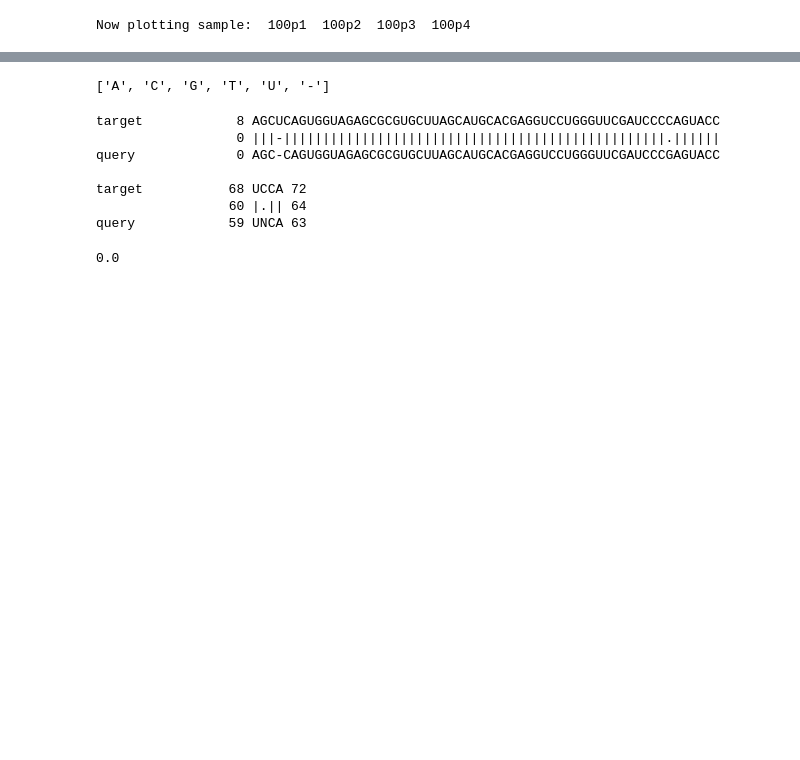
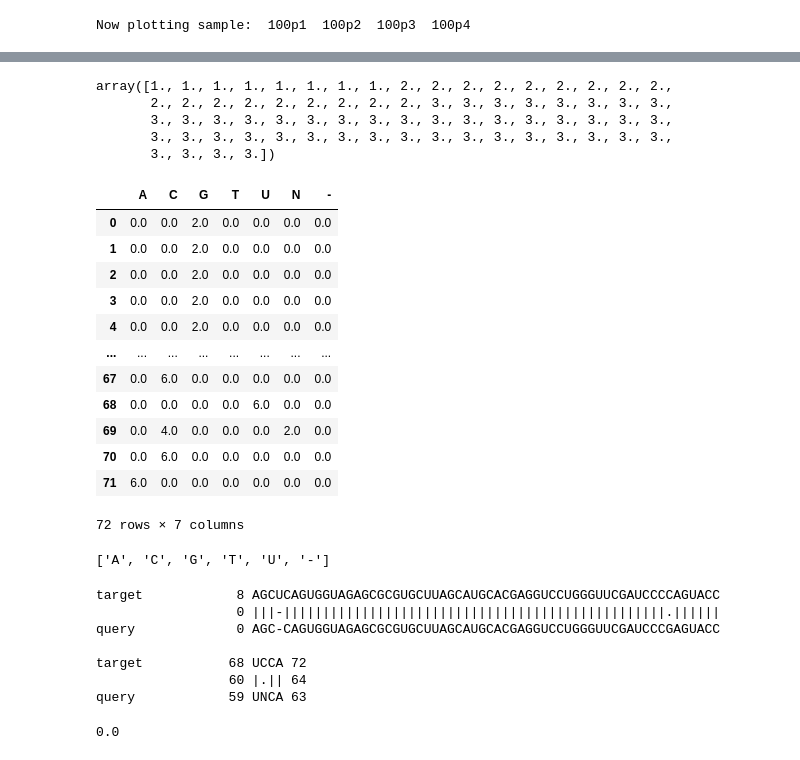
Before and after one commit to krdav/tRNA-charge-seq, a Jupyter notebook: projects/tRNAseq_third-gen/process_data.ipynb, the cells around one changed output, grey strips where cells are left out. Cells and saved outputs as stored; diff of their text form; code cells hidden in the pictures; blank space fills up the shorter version.

```diff
--- a/projects/tRNAseq_third-gen/process_data.ipynb
+++ b/projects/tRNAseq_third-gen/process_data.ipynb
@@ -327,0 +501,16 @@ class TM_analysis:
+# %%
+
+aligner = Align.PairwiseAligner()
+aligner.mode = 'local'
+aligner.match_score = 1
+aligner.mismatch_score = -1
+aligner.open_gap_score = -2
+aligner.extend_gap_score = -1
+
+
+target = 'TCCCATATGGTCTAGCGGTTAGGATTCCTGGTTTTCACCCAGGTGGCCCGGGTTCGACTCCCGGTATGGGAACCA'
+read = 'AGCACTTCCCATATGGTCTAGCGGTTAGGATTCCTGGTTTTCACCCAGGTGGCCCGGGTTCGGCTCCCGGTATGGGAACGCTTCCT'
+
+alignments = aligner.align(target, read)
+for alignment in alignments:
+    print(alignment)
@@ -343,8 +540,8 @@ tr_seq = 'GGGGGUAUAGCUCAGUGGUAGAGCGCGUGCUUAGCAUGCACGAGGUCCUGGGUUCGAUCCCCAGUACCUC
 tr_muts[tr_id] = dict()
 tr_muts[tr_id]['seq'] = tr_seq
 tr_muts[tr_id]['seq_len'] = len(tr_seq)
-tr_muts[tr_id]['Ngap'] = np.zeros(len(tr_seq))
-tr_muts[tr_id]['Nmut'] = np.zeros(len(tr_seq))
+# Position specific count matrix:
+tr_muts[tr_id]['PSCM'] = np.zeros(len(tr_seq))
 tr_muts[tr_id]['Nobs'] = np.zeros(len(tr_seq))
 
 
@@ -372,6 +569,7 @@ for read in reads:
         # Extract the alignment coordinates:
         t_cor, q_cor = alignment.aligned
         if t_cor[-1, -1] != tr_muts[tr_id]['seq_len']:
+            print(alignment)
             raise Exception('Sequence should be 3p aligned but appears not to be...')
         # Add observation to the array:
         tr_muts[tr_id]['Nobs'][t_cor[0][0]] += weight
@@ -389,8 +587,7 @@ for read in reads:
                 char_ar[ti] = read[qi]
         char_list.append(char_ar)
 char_matrix = np.array(char_list)
-
-count_df = count_char_matrix(char_matrix, weight_list)
+tr_muts[tr_id]['PSCM'] = count_char_matrix(char_matrix, weight_list)
 
 # Coverage/observation summation, from left to right:
 for tr_id in tr_muts:
@@ -415,3 +607,31 @@ count_df
+# %%
+tr_muts[tr_id]['Nobs']
+# %% [output]
+array([1., 1., 1., 1., 1., 1., 1., 1., 2., 2., 2., 2., 2., 2., 2., 2., 2.,
+       2., 2., 2., 2., 2., 2., 2., 2., 2., 3., 3., 3., 3., 3., 3., 3., 3.,
+       3., 3., 3., 3., 3., 3., 3., 3., 3., 3., 3., 3., 3., 3., 3., 3., 3.,
+       3., 3., 3., 3., 3., 3., 3., 3., 3., 3., 3., 3., 3., 3., 3., 3., 3.,
+       3., 3., 3., 3.])
+# %%
+ttt = tr_muts[tr_id]['PSCM']
+# %%
+ttt += tr_muts[tr_id]['PSCM']
+# %%
+ttt
+# %% [output]
+|  | A | C | G | T | U | N | - |
+| 0 | 0.0 | 0.0 | 2.0 | 0.0 | 0.0 | 0.0 | 0.0 |
+| 1 | 0.0 | 0.0 | 2.0 | 0.0 | 0.0 | 0.0 | 0.0 |
+| 2 | 0.0 | 0.0 | 2.0 | 0.0 | 0.0 | 0.0 | 0.0 |
+| 3 | 0.0 | 0.0 | 2.0 | 0.0 | 0.0 | 0.0 | 0.0 |
+| 4 | 0.0 | 0.0 | 2.0 | 0.0 | 0.0 | 0.0 | 0.0 |
+| ... | ... | ... | ... | ... | ... | ... | ... |
+| 67 | 0.0 | 6.0 | 0.0 | 0.0 | 0.0 | 0.0 | 0.0 |
+| 68 | 0.0 | 0.0 | 0.0 | 0.0 | 6.0 | 0.0 | 0.0 |
+| 69 | 0.0 | 4.0 | 0.0 | 0.0 | 0.0 | 2.0 | 0.0 |
+| 70 | 0.0 | 6.0 | 0.0 | 0.0 | 0.0 | 0.0 | 0.0 |
+| 71 | 6.0 | 0.0 | 0.0 | 0.0 | 0.0 | 0.0 | 0.0 |
+72 rows × 7 columns
 # %%
 char_list
 # %% [output]
```
Also changed, not shown: parts of 11 cells of this notebook, 2 other files.
